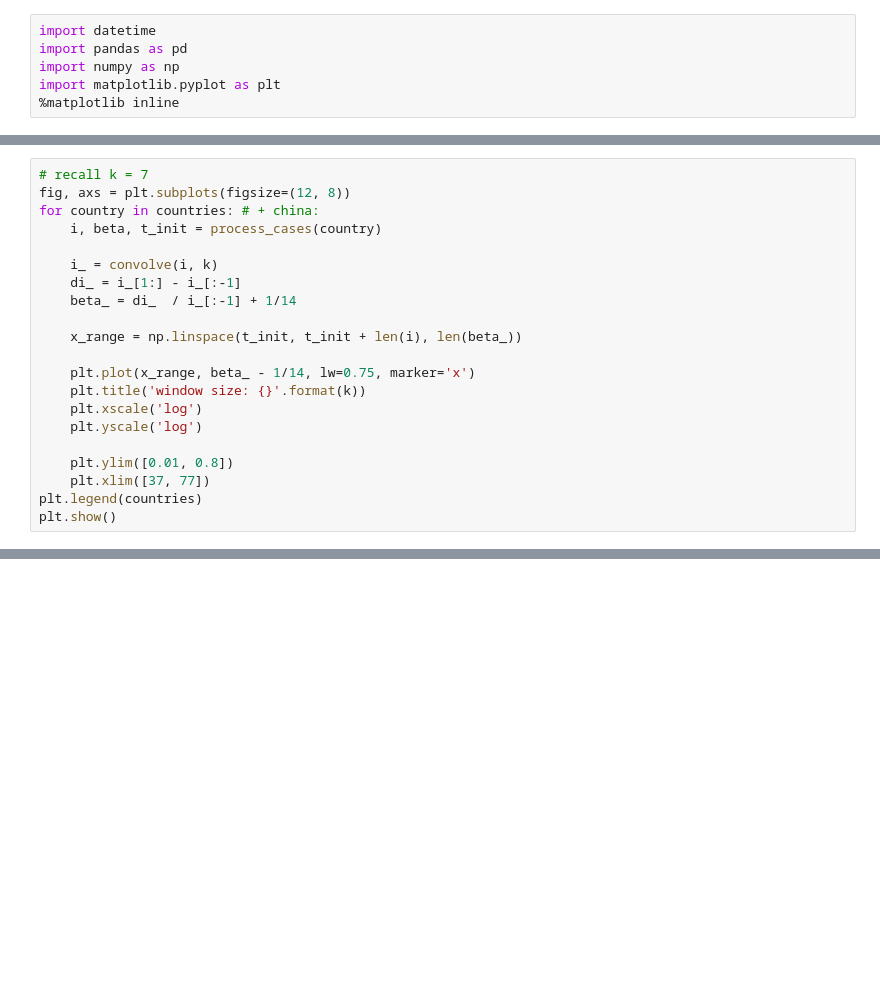
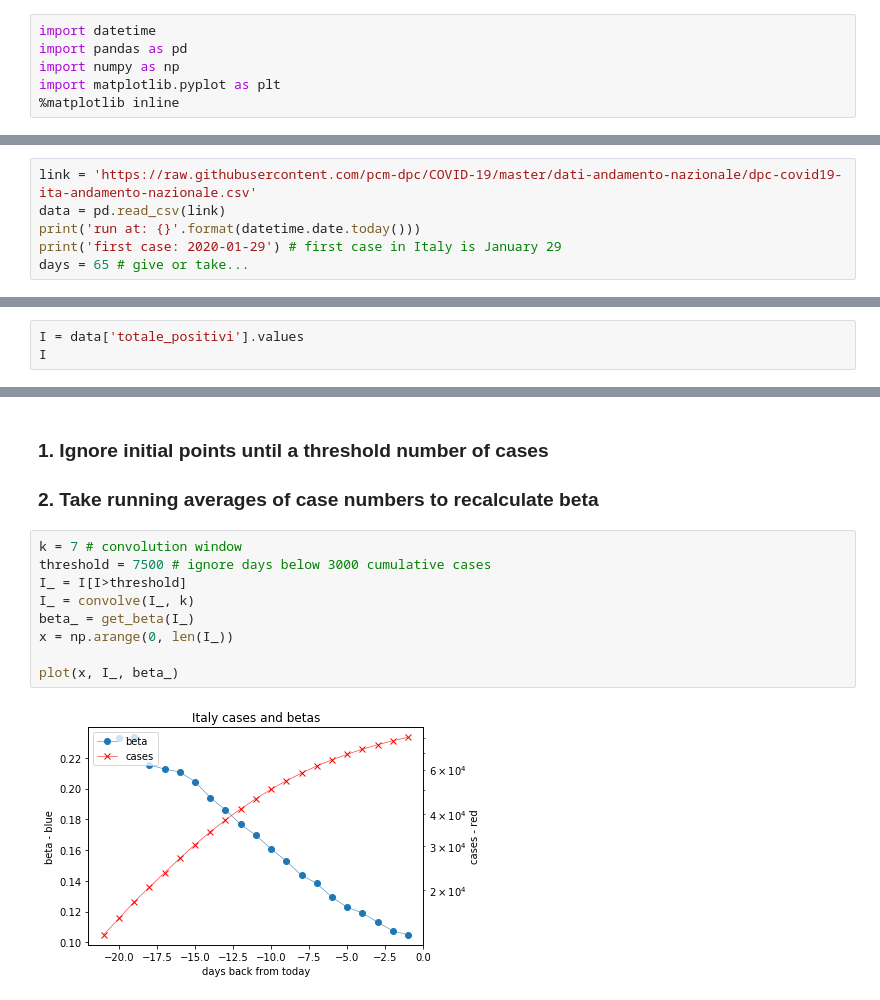
Before and after one commit to facebookresearch/covid19_spread, a Jupyter notebook: sir_variations/beta_stats.ipynb, the cells around one changed output, grey strips where cells are left out. Saved outputs shown, nothing was run; the diff lists cells and outputs as text; blank space fills up the shorter version.

Commit message:
italy - observations for beta

```diff
--- a/sir_variations/beta_stats.ipynb
+++ b/sir_variations/beta_stats.ipynb
@@ -141,21 +8,0 @@ for j, country in enumerate(countries):
-# %%
-# recall k = 7
-fig, axs = plt.subplots(figsize=(12, 8))
-for country in countries: # + china:
-    i, beta, t_init = process_cases(country)
-
-    i_ = convolve(i, k)
-    di_ = i_[1:] - i_[:-1]
-    beta_ = di_  / i_[:-1] + 1/14
-
-    x_range = np.linspace(t_init, t_init + len(i), len(beta_))
-
-    plt.plot(x_range, beta_ - 1/14, lw=0.75, marker='x')
-    plt.title('window size: {}'.format(k))
-    plt.xscale('log')
-    plt.yscale('log')
-
-    plt.ylim([0.01, 0.8])
-    plt.xlim([37, 77])
-plt.legend(countries)
-plt.show()
@@ -172,0 +9,6 @@ Also, note that beta asymptotes at gamma!!!
+# %%
+link = 'https://raw.githubusercontent.com/pcm-dpc/COVID-19/master/dati-andamento-nazionale/dpc-covid19-ita-andamento-nazionale.csv'
+data = pd.read_csv(link)
+print('run at: {}'.format(datetime.date.today()))
+print('first case: 2020-01-29') # first case in Italy is January 29
+days = 65 # give or take...
@@ -172,0 +29,3 @@ Also, note that beta asymptotes at gamma!!!
+# %%
+I = data['totale_positivi'].values
+I
@@ -172,0 +106,14 @@ Also, note that beta asymptotes at gamma!!!
+# %% [markdown]
+### 1. Ignore initial points until a threshold number of cases
+### 2. Take running averages of case numbers to recalculate beta
+# %%
+k = 7 # convolution window
+threshold = 7500 # ignore days below 3000 cumulative cases
+I_ = I[I>threshold]
+I_ = convolve(I_, k)
+beta_ = get_beta(I_)
+x = np.arange(0, len(I_))
+
+plot(x, I_, beta_)
+# %% [output]
+[figure, added]
```
Also changed, not shown: parts of 31 cells of this notebook.
